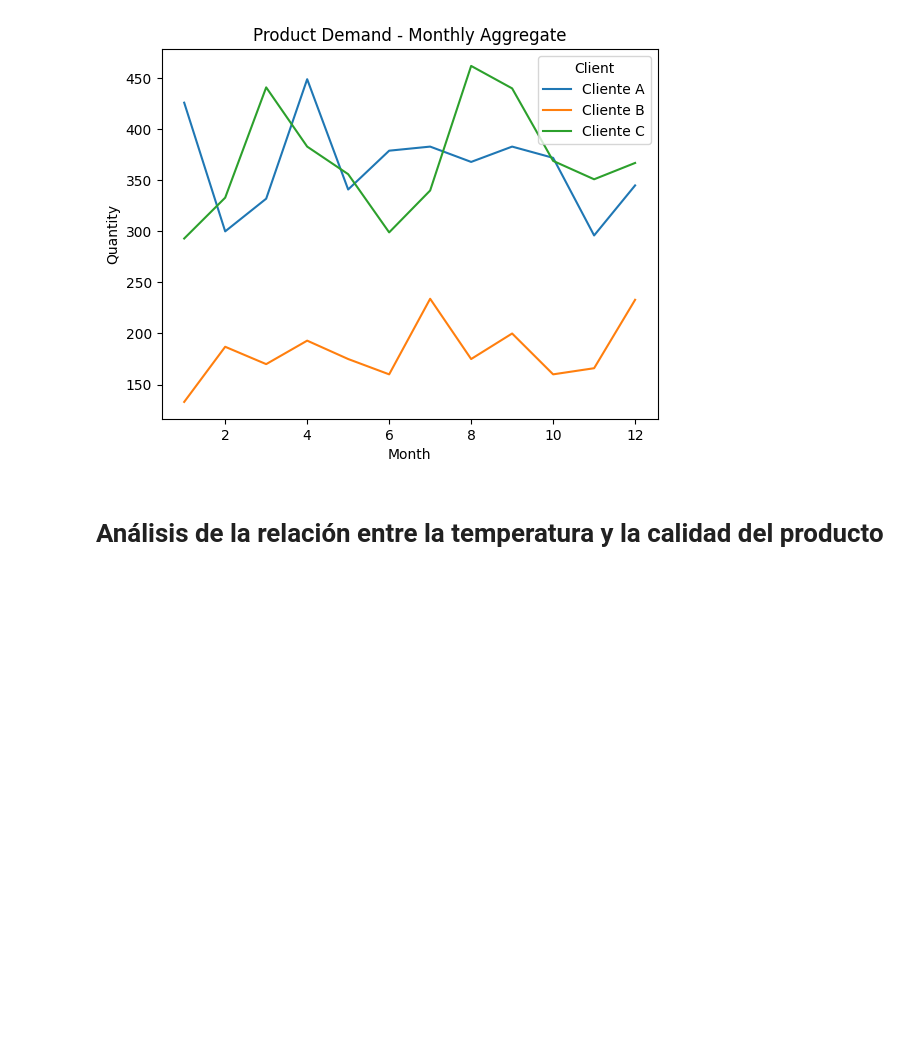
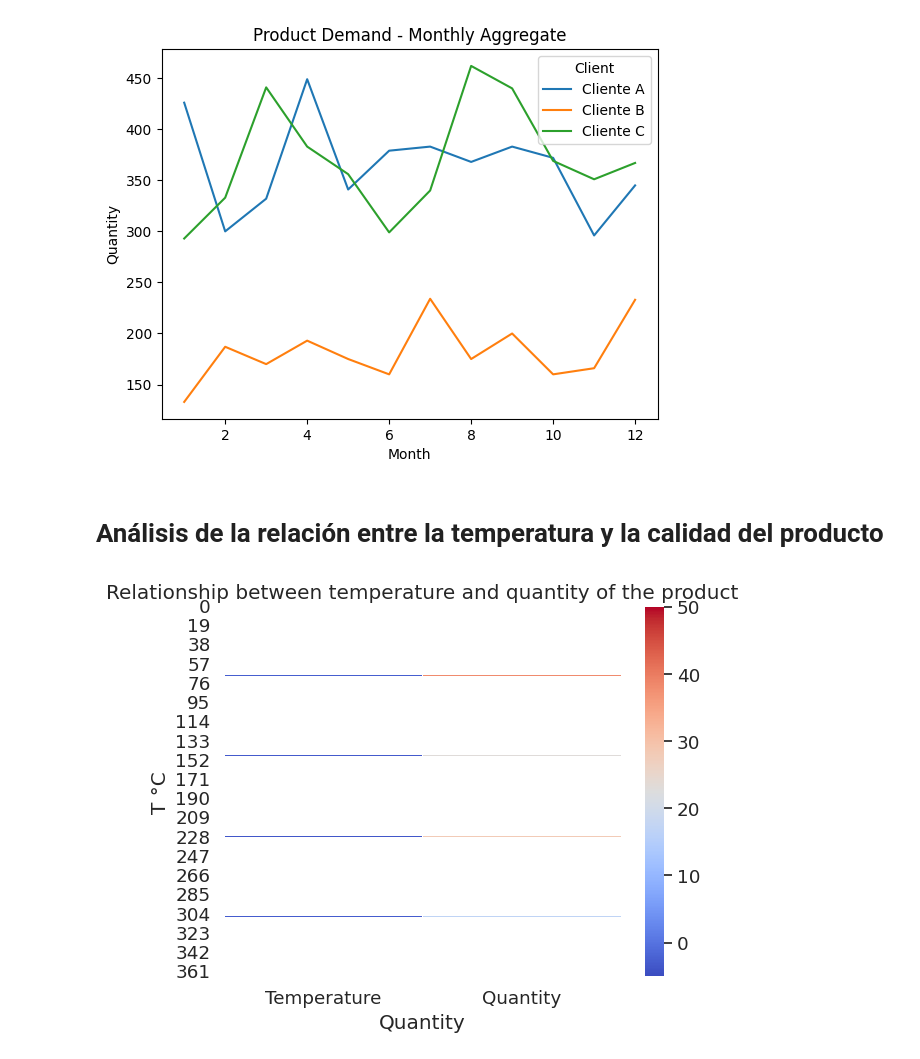
Before and after one commit to Fanton-cpu/demo4_ipynb, a Jupyter notebook: Frozen products.ipynb, the cells around one changed output. Cells and saved outputs as stored; diff of their text form; code cells hidden in the pictures; blank space fills up the shorter version.

```diff
--- a/Frozen products.ipynb
+++ b/Frozen products.ipynb
@@ -266,3 +266,17 @@ plt.show()
 [figure]
 # %% [markdown]
 # Análisis de la relación entre la temperatura y la calidad del producto
+# %%
+# Crear un heatmap
+heatmap_data = frozen_header[['Temperature' , 'Quantity']]
+heatmap = heatmap_data.pivot(index = None , columns = 'Temperature', values = 'Quantity')
+# %%
+# Configurar el estilo del heatmap
+
+sns.heatmap(heatmap_data , cmap = 'coolwarm' , linewidths = 0.5)
+plt.title('Relationship between temperature and quantity of the product')
+plt.xlabel('Quantity')
+plt.ylabel('T °C')
+plt.show()
+# %% [output]
+[figure, added]
```
Also changed, not shown: parts of 8 cells of this notebook.
